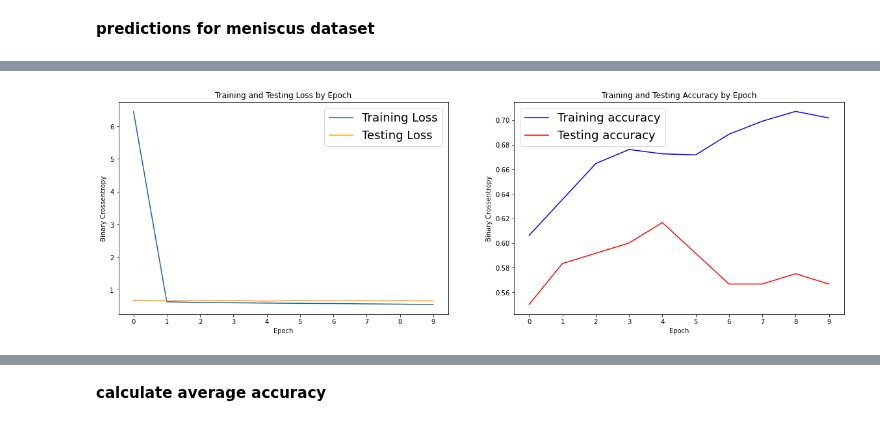
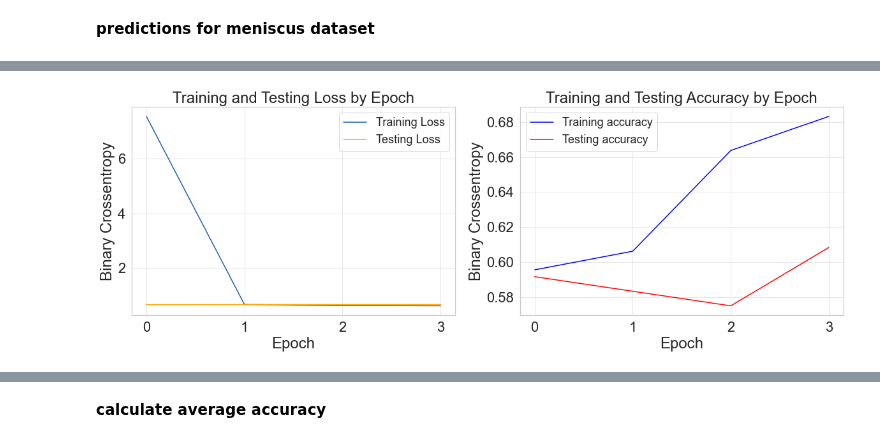
Before and after one commit to doscsy12/knee_mri_proj, a Jupyter notebook: code/Model_building_meniscus_ownmodel.ipynb, the cells around one changed output, grey strips where cells are left out. Drawn from its saved outputs; the diff is of its cells as text; code cells hidden in the pictures.

```diff
--- a/code/Model_building_meniscus_ownmodel.ipynb
+++ b/code/Model_building_meniscus_ownmodel.ipynb
@@ -280,8 +245,7 @@ def model_train(model, model_name, num_epochs, train_data, train_labels, validat
             batch_size=32,
             validation_data=(validation_data, np.array(validation_labels)),
             epochs=num_epochs,
-#             steps_per_epoch = 1096,  # len/batch_size
-#             validation_steps = 116,
+            callbacks = [EarlyStopping(patience=3, monitor = 'val_loss', mode = 'min')],
             verbose=1)
 
     model.save_weights(path)
@@ -351,6 +307,6 @@ Epoch 10/10
 # %%
 # axial plane
-num_epochs=10
+num_epochs=30
 
 cnn_model = build_model()
 axl_men_model, hst_amen = model_train(cnn_model, 'hst_amen', num_epochs, axial_mensicus, axial_mensicus_label, axial_mensicus_val, axial_mensicus_label_val)
@@ -358,5 +314,5 @@ axl_men_model, hst_amen = model_train(cnn_model, 'hst_amen', num_epochs, axial_m
 # get/plot accuracy
 hst_amen_acc=[]
 hst_amen_acc.append(np.mean(hst_amen.history['val_accuracy']))
-plot_results(hst_cmen)
+plot_results(hst_amen)
 # %% [output]
@@ -383,3 +327,3 @@ Epoch 10/10
-[figure, old version]
+[figure, new version]
 # %%
 # sagittal plane
```
Also changed, not shown: parts of 27 cells of this notebook.
